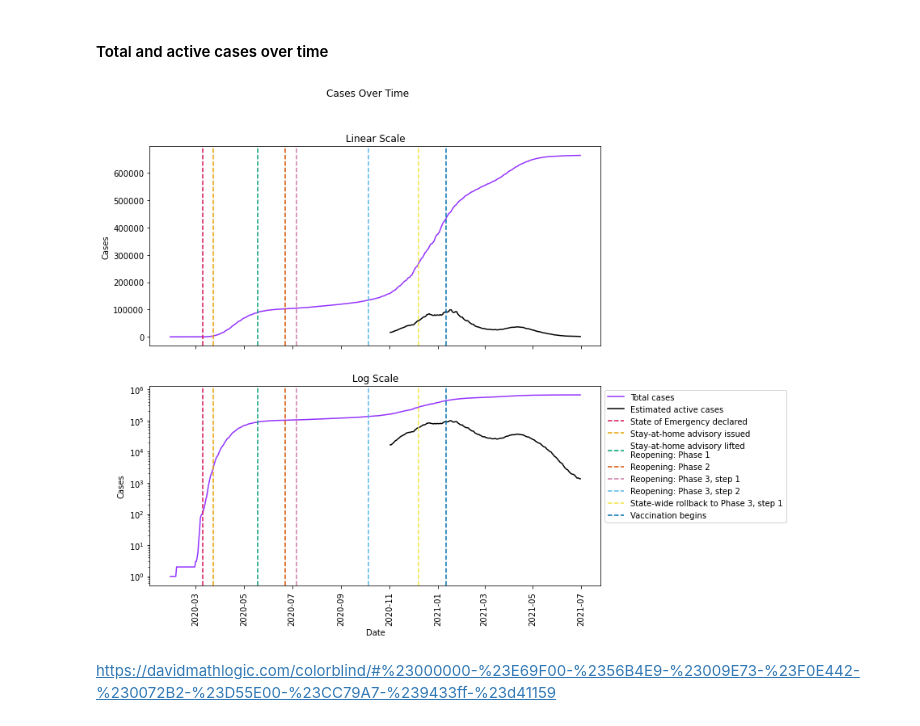
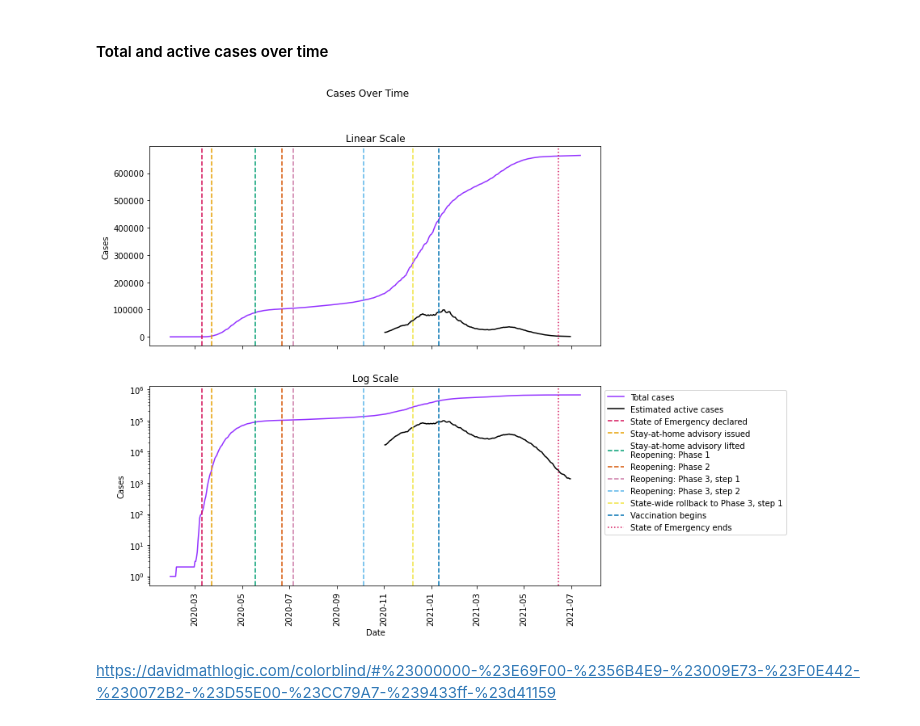
Before and after one commit to samar14641/covid-visualisations, a Jupyter notebook: massachusettsPlots.ipynb, the cells around one changed output. Cells and saved outputs as stored; diff of their text form; code cells hidden in the pictures.

Commit message:
data update 2021-07-14

```diff
--- a/massachusettsPlots.ipynb
+++ b/massachusettsPlots.ipynb
@@ -27,5 +27,5 @@ mass_vax.head()
 # %%
-xlsx = pd.read_excel(os.getcwd() + '/Data/covid-19-raw-data-7-1-2021.xlsx', sheet_name = ['Cases (Report Date)', 'CasesByDate (Test Date)', 'DateofDeath', 'Hospitalization from Hospitals', 'TestingByDate (Test Date)'], engine = 'openpyxl')
+xlsx = pd.read_excel(os.getcwd() + '/Data/covid-19-dashboard_07-14-2021.xlsx', sheet_name = ['Cases (Report Date)', 'CasesByDate (Test Date)', 'DateofDeath', 'Hospitalization from Hospitals', 'TestingByDate (Test Date)'], engine = 'openpyxl')
 # %%
 act_cases, cases, deaths, hosptl, tests = xlsx['Cases (Report Date)'][['Date', 'Estimated active cases']].dropna(), xlsx['CasesByDate (Test Date)'], xlsx['DateofDeath'], xlsx['Hospitalization from Hospitals'], xlsx['TestingByDate (Test Date)'].dropna(how = 'all').copy()
 act_cases.shape, cases.shape, deaths.shape, hosptl.shape, tests.shape
@@ -93,34 +93,36 @@ ax1.axvline(pd.to_datetime('2020-06-22'), ls = '--', color = '#d55300', label =
 ax1.axvline(pd.to_datetime('2020-07-06'), ls = '--', color = '#cc79a7', label = 'Reopening: Phase 3, step 1')
 ax1.axvline(pd.to_datetime('2020-10-05'), ls = '--', color = '#56b4e9', label = 'Reopening: Phase 3, step 2')
 ax1.axvline(pd.to_datetime('2020-12-08'), ls = '--', color = '#f0e442', label = 'State-wide rollback to Phase 3, step 1')
 ax1.axvline(pd.to_datetime('2021-01-11'), ls = '--', color = '#0072b2', label = 'Vaccination begins')
+ax1.axvline(pd.to_datetime('2021-06-15'), ls = ':', color = '#d41159', label = 'State of Emergency ends')
 ax1.set_title('Linear Scale')
 # ax1.set_xlabel('Date')
 ax1.set_ylabel('Cases')
 
 ax2.plot(cases['Date'], cases['Positive Total'], color = '#9433ff', label = 'Total cases')
 ax2.plot(act_cases['Date'], act_cases['Estimated active cases'], color = '#000000', label = 'Estimated active cases')
 ax2.axvline(pd.to_datetime('2020-03-10'), ls = '--', color = '#d41159', label = 'State of Emergency declared')
 ax2.axvline(pd.to_datetime('2020-03-23'), ls = '--', color = '#e69f00', label = 'Stay-at-home advisory issued')
 ax2.axvline(pd.to_datetime('2020-05-18'), ls = '--', color = '#009e73', label = 'Stay-at-home advisory lifted\nReopening: Phase 1')
 ax2.axvline(pd.to_datetime('2020-06-22'), ls = '--', color = '#d55300', label = 'Reopening: Phase 2')
 ax2.axvline(pd.to_datetime('2020-07-06'), ls = '--', color = '#cc79a7', label = 'Reopening: Phase 3, step 1')
 ax2.axvline(pd.to_datetime('2020-10-05'), ls = '--', color = '#56b4e9', label = 'Reopening: Phase 3, step 2')
 ax2.axvline(pd.to_datetime('2020-12-08'), ls = '--', color = '#f0e442', label = 'State-wide rollback to Phase 3, step 1')
 ax2.axvline(pd.to_datetime('2021-01-11'), ls = '--', color = '#0072b2', label = 'Vaccination begins')
+ax2.axvline(pd.to_datetime('2021-06-15'), ls = ':', color = '#d41159', label = 'State of Emergency ends')
 ax2.set_yscale('log')
 ax2.set_title('Log Scale')
 ax2.set_xlabel('Date')
 ax2.set_ylabel('Cases')
 
 plt.xticks(rotation = 90)
 plt.legend(loc = 2, bbox_to_anchor = (1, 1))
 # plt.tight_layout()
 # plt.savefig(os.getcwd() + '/Graphs/casesOverTime')
 plt.show()
 plt.close()
 # %% [output]
-[figure, old version]
+[figure, new version]
 # %% [markdown]
 https://davidmathlogic.com/colorblind/#%23000000-%23E69F00-%2356B4E9-%23009E73-%23F0E442-%230072B2-%23D55E00-%23CC79A7-%239433ff-%23d41159
 # %% [markdown]
```
Also changed, not shown: parts of 16 cells of this notebook, 4 other files.
